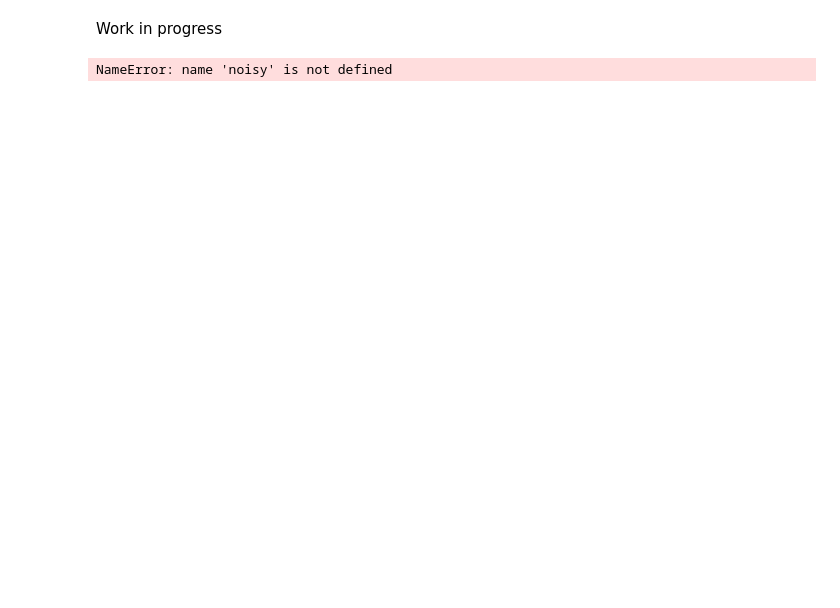
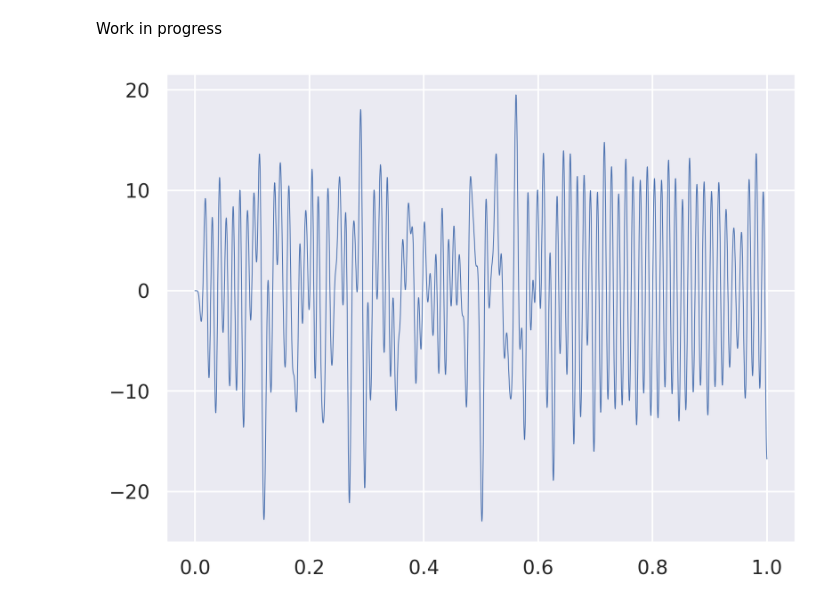
Before and after one commit to MyAlyce/myalyce_wavelet_and_classifier_tests, a Jupyter notebook: wavelet_filtering.ipynb, the cells around one changed output. Drawn from its saved outputs; the diff is of its cells as text; code cells hidden in the pictures; blank space fills up the shorter version.

```diff
--- a/wavelet_filtering.ipynb
+++ b/wavelet_filtering.ipynb
@@ -98,15 +88,32 @@ Text(0.5, 1.0, 'original - recreated')
 # %% [markdown]
 Work in progress
-# %%
-w = pywt.Wavelet('sym4')
-maxlev = pywt.dwt_max_level(len(data), w.dec_len)
-coeffs_noisy = pywt.wavedec(signal, 'sym4', level=maxlev)
-
-for i in range(len(cfs)):
-        coeffs_noisy[i] = pywt.threshold(coeffs_noisy[i], 0.4*np.max(coeffs_noisy[i]), 'less')
-
-recreated2 = pywt.waverec(coeffs_noisy, 'sym4')
-# plt.plot(np.linspace(0, 1., num=len(noisy)), noisy, lw=0.5)
-plt.plot(np.linspace(0, 1., num=len(recreated2)), recreated2, lw=0.5)
-# %% [output]
-NameError: name 'noisy' is not defined
+# %%
+def butter_lowpass(cutoff, fs, order=5):
+    return butter(order, cutoff, fs=fs, btype='low', analog=False)
+
+def butter_lowpass_filter(data, cutoff, fs, order=5):
+    b, a = butter_lowpass(cutoff, fs, order=order)
+    y = lfilter(b, a, data)
+    return y
+# %%
+DATE_FORMAT = "%Y-%m-%dT%H:%M:%S.%f(UTC-07:00)"
+df['dt'] = pd.to_datetime(df['localized'], format=DATE_FORMAT)
+# %%
+# Filter requirements.
+order = 8
+
+t = df['dt'].max() - df['dt'].min()
+
+fs = len(df)/t.seconds       # sample rate, Hz
+
+cutoff = 2  # desired cutoff frequency of the filter, Hz
+# %%
+
+b, a = butter_lowpass(cutoff, fs, order)
+
+y = butter_lowpass_filter(signal, cutoff, fs, order)
+
+plt.plot(np.linspace(0, 1., num=len(y)), y, lw=0.5)
+ax = plt.gca()
+# %% [output]
+[figure, added]
```
Also changed, not shown: parts of 3 cells of this notebook.
